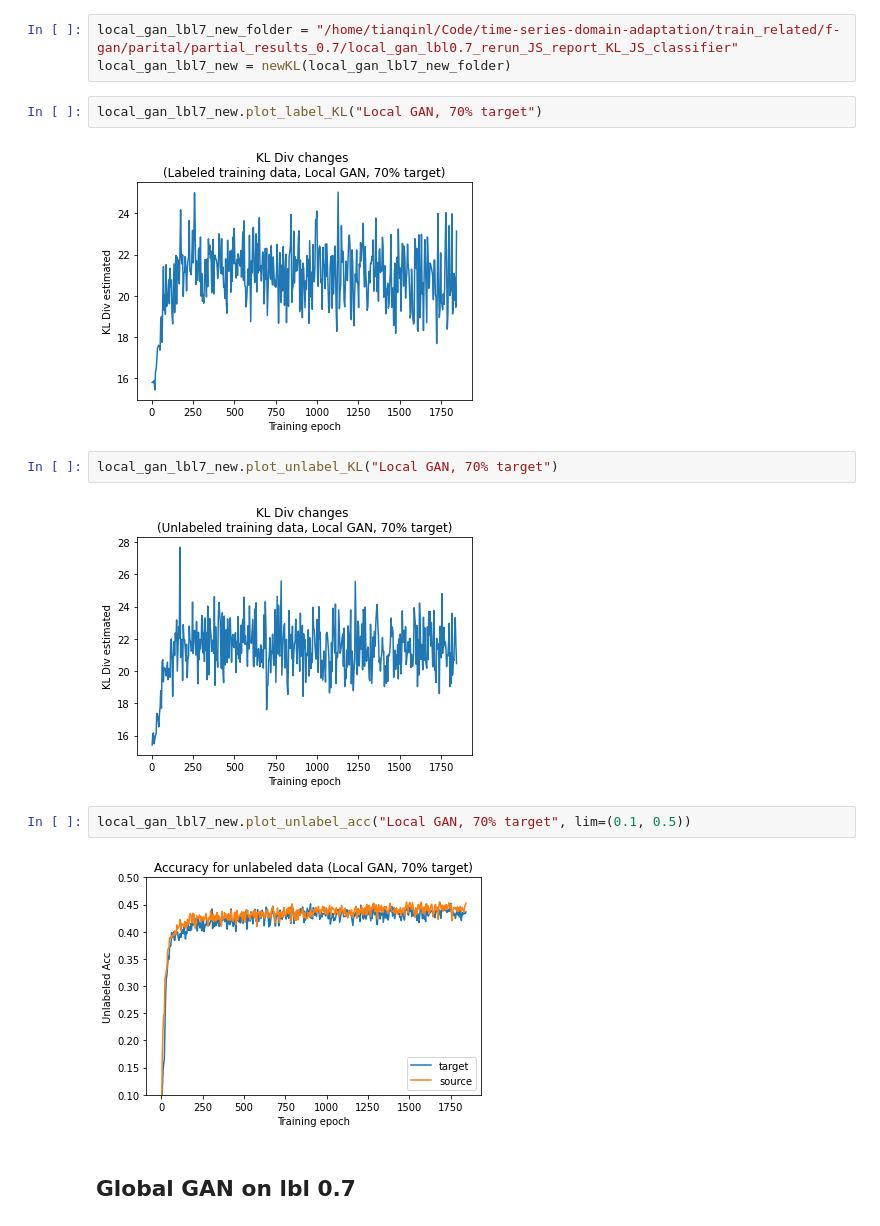
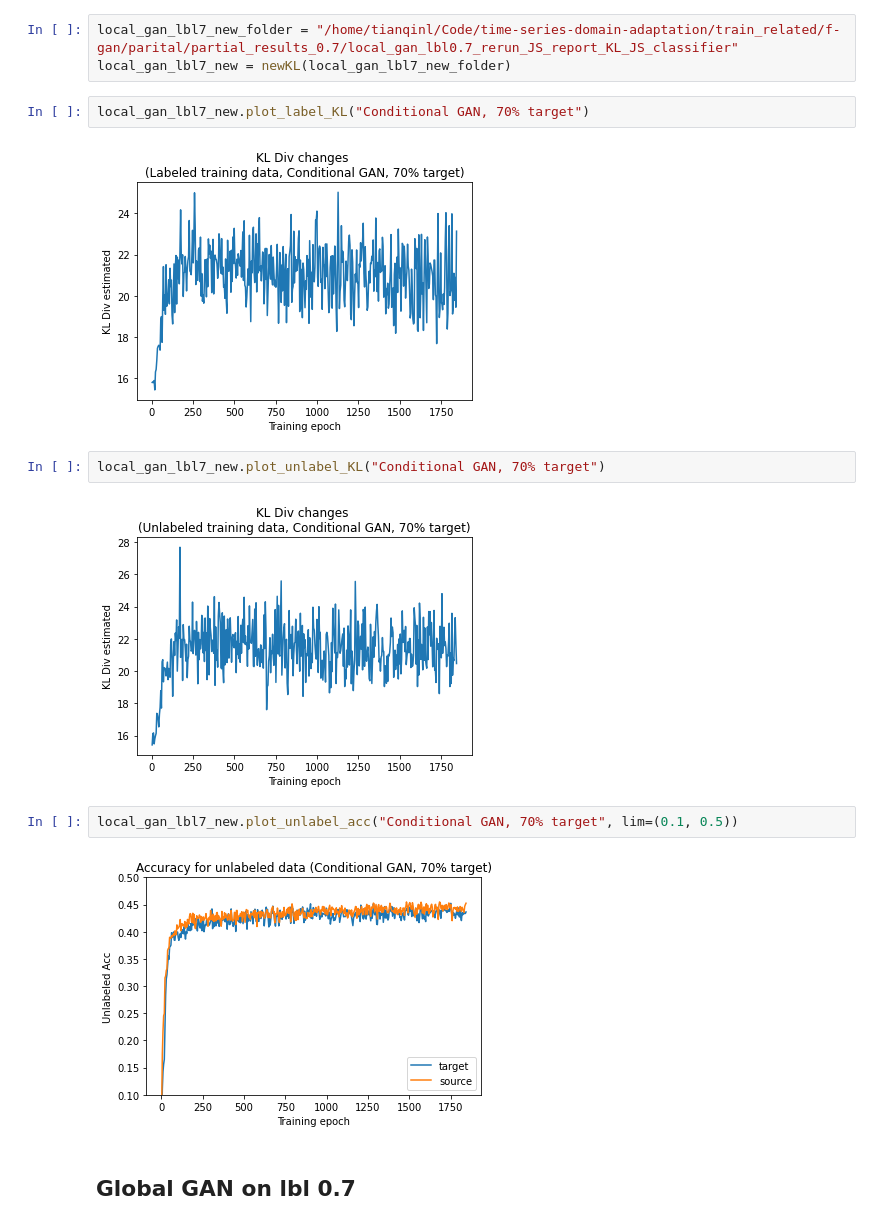
Before and after one commit to stevenliu000/time-series-domain-adaptation, a Jupyter notebook: visualization/plot.ipynb, the cells around one changed output. Drawn from its saved outputs; the diff is of its cells as text.

```diff
--- a/visualization/plot.ipynb
+++ b/visualization/plot.ipynb
@@ -303,17 +303,17 @@ naive_lbl7_new.plot_unlabel_acc("Naive Adaptation, target 70%", lim=(0.1, 0.5))
 local_gan_lbl7_new_folder = "/home/tianqinl/Code/time-series-domain-adaptation/train_related/f-gan/parital/partial_results_0.7/local_gan_lbl0.7_rerun_JS_report_KL_JS_classifier"
 local_gan_lbl7_new = newKL(local_gan_lbl7_new_folder)
 # %%
-local_gan_lbl7_new.plot_label_KL("Local GAN, 70% target")
+local_gan_lbl7_new.plot_label_KL("Conditional GAN, 70% target")
 # %% [output]
-[figure, old version]
+[figure, new version]
 # %%
-local_gan_lbl7_new.plot_unlabel_KL("Local GAN, 70% target")
+local_gan_lbl7_new.plot_unlabel_KL("Conditional GAN, 70% target")
 # %% [output]
-[figure, old version]
+[figure, new version]
 # %%
-local_gan_lbl7_new.plot_unlabel_acc("Local GAN, 70% target", lim=(0.1, 0.5))
+local_gan_lbl7_new.plot_unlabel_acc("Conditional GAN, 70% target", lim=(0.1, 0.5))
 # %% [output]
-[figure, old version]
+[figure, new version]
 # %% [markdown]
 ## Global GAN on lbl 0.7
 # %%
```
Also changed, not shown: parts of 12 cells of this notebook, 1 other file.
